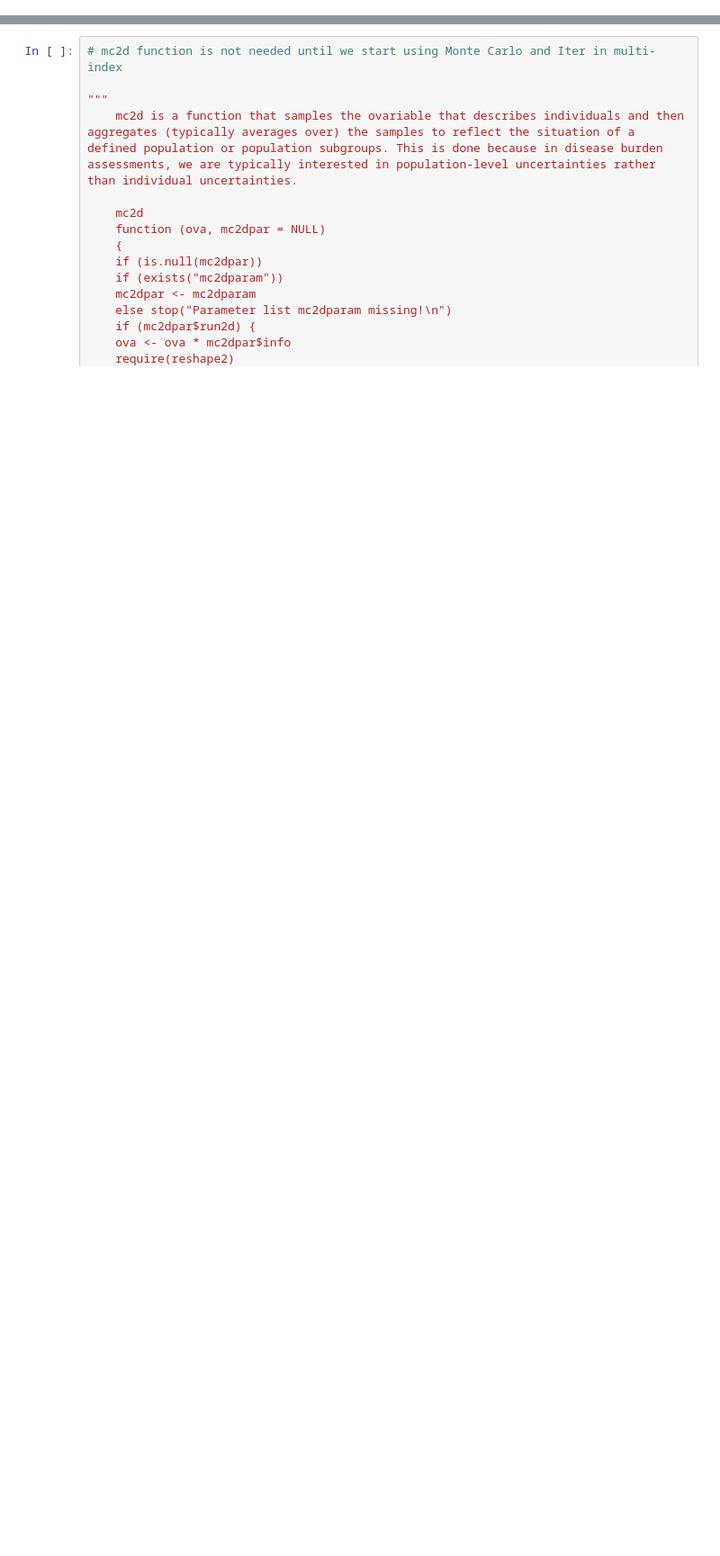
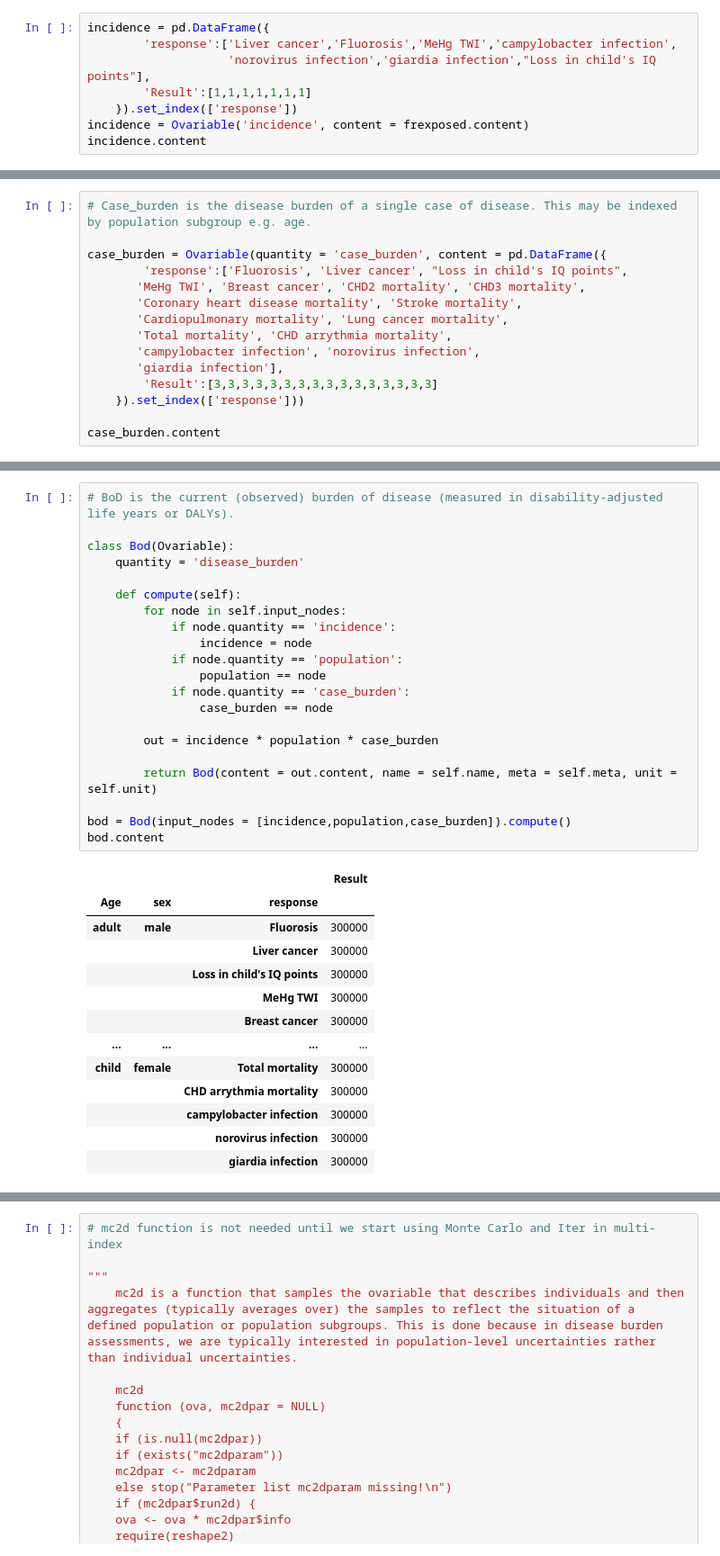
Before and after one commit to kausaltech/ghg-notebooks, a Jupyter notebook: hia_generic.ipynb, the cells around one changed output, grey strips where cells are left out. Shown: that part at 90% size. Drawn from its saved outputs; the diff is of its cells as text; blank space fills up the shorter version.

```diff
--- a/hia_generic.ipynb
+++ b/hia_generic.ipynb
@@ -0,0 +364,8 @@
+# %%
+incidence = pd.DataFrame({
+        'response':['Liver cancer','Fluorosis','MeHg TWI','campylobacter infection',
+                    'norovirus infection','giardia infection',"Loss in child's IQ points"],
+        'Result':[1,1,1,1,1,1,1]
+    }).set_index(['response'])
+incidence = Ovariable('incidence', content = frexposed.content)
+incidence.content
@@ -0,0 +495,15 @@
+# %%
+# Case_burden is the disease burden of a single case of disease. This may be indexed by population subgroup e.g. age.
+
+case_burden = Ovariable(quantity = 'case_burden', content = pd.DataFrame({
+        'response':['Fluorosis', 'Liver cancer', "Loss in child's IQ points",
+       'MeHg TWI', 'Breast cancer', 'CHD2 mortality', 'CHD3 mortality',
+       'Coronary heart disease mortality', 'Stroke mortality',
+       'Cardiopulmonary mortality', 'Lung cancer mortality',
+       'Total mortality', 'CHD arrythmia mortality',
+       'campylobacter infection', 'norovirus infection',
+       'giardia infection'],
+        'Result':[3,3,3,3,3,3,3,3,3,3,3,3,3,3,3,3]
+    }).set_index(['response']))
+
+case_burden.content
@@ -0,0 +529,35 @@
+# %%
+# BoD is the current (observed) burden of disease (measured in disability-adjusted life years or DALYs).
+
+class Bod(Ovariable):
+    quantity = 'disease_burden'
+
+    def compute(self):
+        for node in self.input_nodes:
+            if node.quantity == 'incidence':
+                incidence = node
+            if node.quantity == 'population':
+                population == node
+            if node.quantity == 'case_burden':
+                case_burden == node
+
+        out = incidence * population * case_burden
+
+        return Bod(content = out.content, name = self.name, meta = self.meta, unit = self.unit)
+
+bod = Bod(input_nodes = [incidence,population,case_burden]).compute()
+bod.content
+# %% [output]
+|  |  |  | Result |
+| Age | sex | response |  |
+| adult | male | Fluorosis | 300000 |
+|  |  | Liver cancer | 300000 |
+|  |  | Loss in child's IQ points | 300000 |
+|  |  | MeHg TWI | 300000 |
+|  |  | Breast cancer | 300000 |
+| ... | ... | ... | ... |
+| child | female | Total mortality | 300000 |
+|  |  | CHD arrythmia mortality | 300000 |
+|  |  | campylobacter infection | 300000 |
+|  |  | norovirus infection | 300000 |
+|  |  | giardia infection | 300000 |
```
Also changed, not shown: parts of 19 cells of this notebook, 2 other files.
